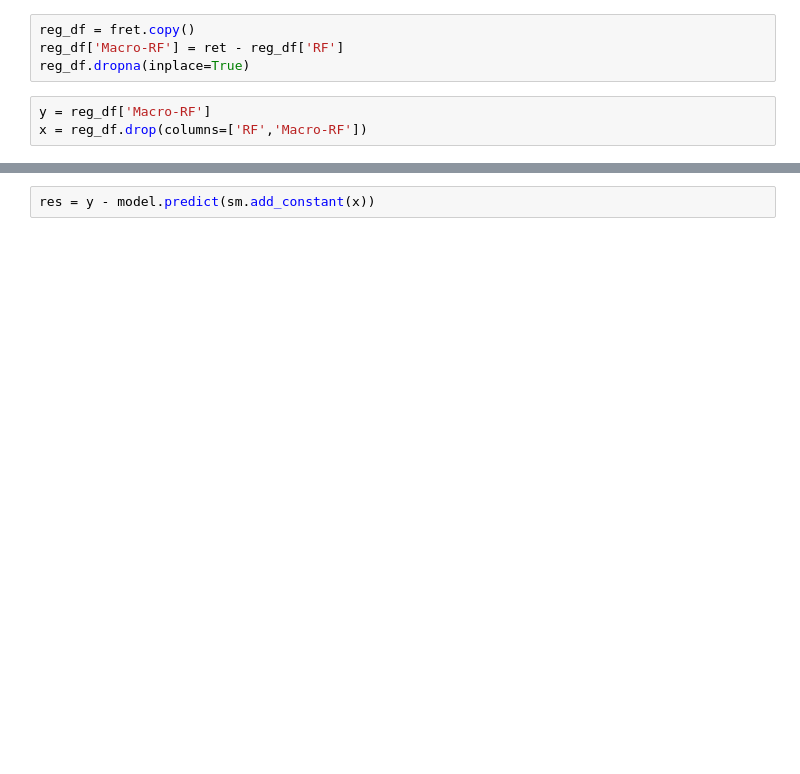
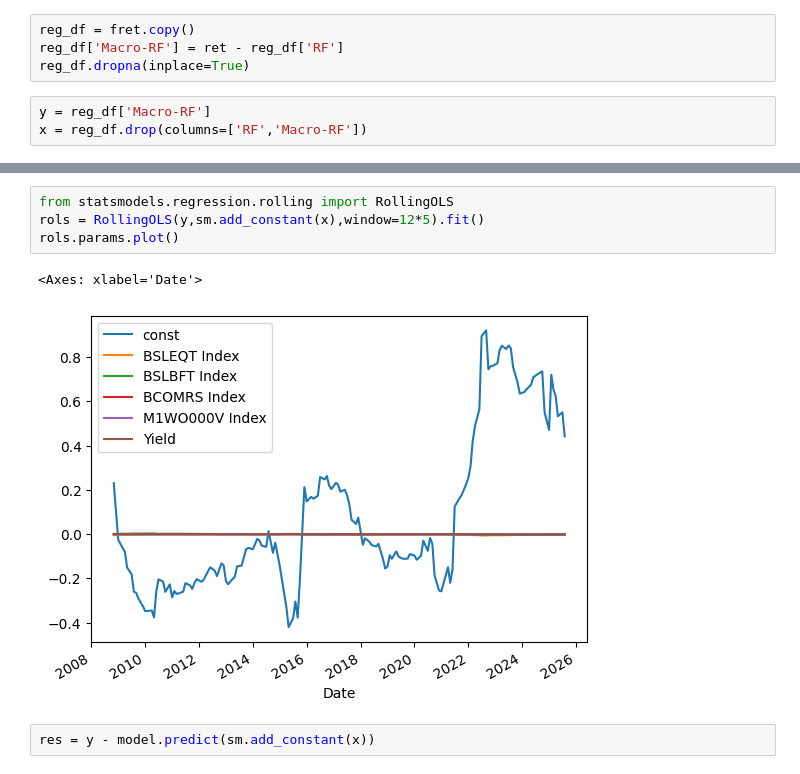
Before and after one commit to kcf1/fina4359-quant-trading, a Jupyter notebook: fina4359_asm1.ipynb, the cells around one changed output, grey strips where cells are left out. Saved outputs shown, nothing was run; the diff lists cells and outputs as text; blank space fills up the shorter version.

```diff
--- a/fina4359_asm1.ipynb
+++ b/fina4359_asm1.ipynb
@@ -219,3 +244,10 @@ Notes:
+# %%
+from statsmodels.regression.rolling import RollingOLS
+rols = RollingOLS(y,sm.add_constant(x),window=12*5).fit()
+rols.params.plot()
+# %% [output]
+<Axes: xlabel='Date'>
+[figure, added]
 # %%
 res = y - model.predict(sm.add_constant(x))
 # %%
```
Also changed, not shown: parts of 11 cells of this notebook.
